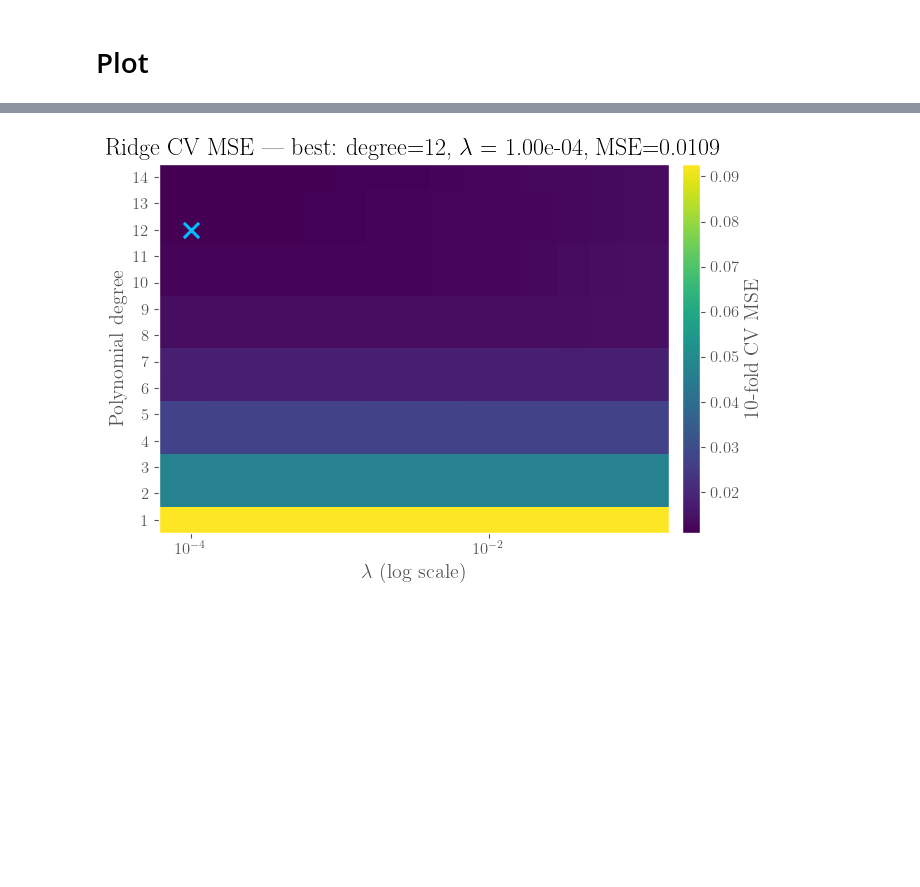
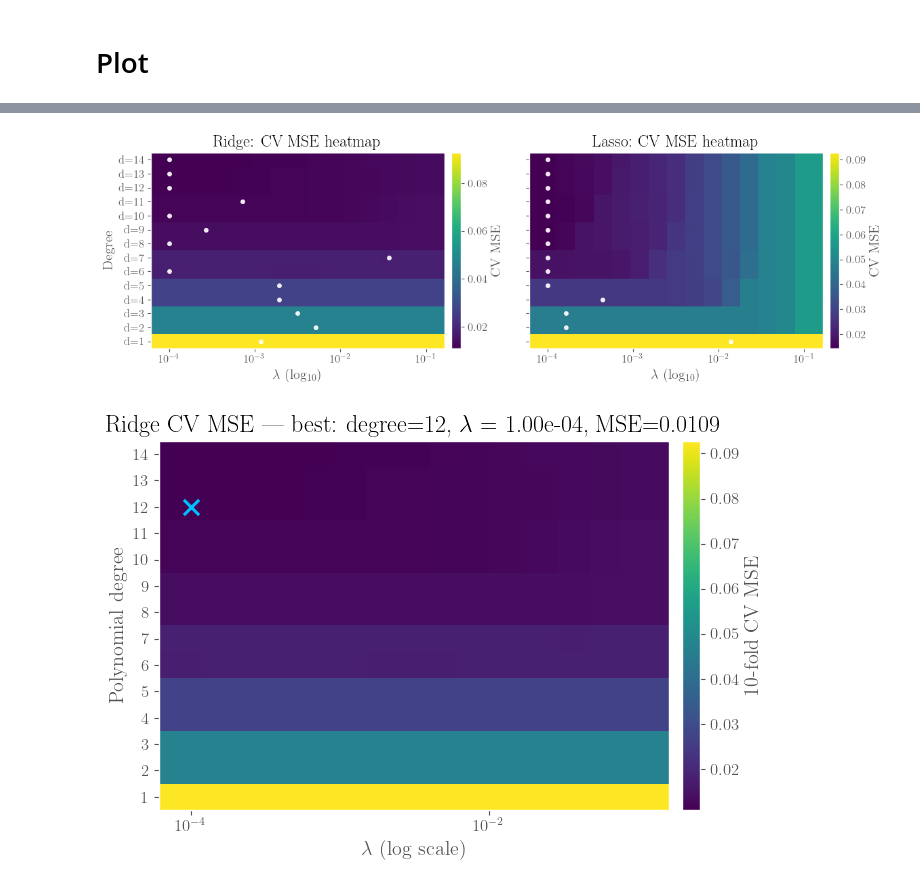
Before and after one commit to kjes4pres/Project_1_FYSSTK, a Jupyter notebook: Code/g_and_h.ipynb, the cells around one changed output, grey strips where cells are left out. Cells and saved outputs as stored; diff of their text form; code cells hidden in the pictures; blank space fills up the shorter version.

```diff
--- a/Code/g_and_h.ipynb
+++ b/Code/g_and_h.ipynb
@@ -251,3 +230,95 @@ NameError: name 'build_heatmap_matrix' is not defined
+# %%
+def build_heatmap_matrix(results_by_deg):
+    """
+    Build a (degree × lambda) CV-MSE matrix on a common lambda grid.
+
+    Inputs:
+        results_by_deg : dict[int, dict]. The result dictionary from cv_for_methods.
+
+    Returns:
+        degrees_sorted: list[int].
+        lambdas_common: ndarray of shape (L,).
+        H : ndarray of shape (len(degrees_sorted), L).
+        best_points : list[tuple[int, float, float]].
+    """
+    degrees_sorted = sorted(results_by_deg.keys())
+    all_lams = np.unique(np.concatenate([np.asarray(results_by_deg[d]["lambdas"]) for d in degrees_sorted]))
+    lam_log = np.log10(all_lams)
+    lam_log.sort()
+    lambdas_common = 10**lam_log
+
+    H = np.zeros((len(degrees_sorted), len(lambdas_common)))
+    best_points = []
+
+    for i, d in enumerate(degrees_sorted):
+        lam_d = np.asarray(results_by_deg[d]["lambdas"])
+        mse_d = np.asarray(results_by_deg[d]["cv_mse"])
+        order = np.argsort(lam_d)
+        lam_d = lam_d[order]
+        mse_d = mse_d[order]
+        H[i, :] = np.interp(lam_log, np.log10(lam_d), mse_d)
+        best_points.append((i, results_by_deg[d]["best_lambda"], results_by_deg[d]["best_mse"]))
+
+    return degrees_sorted, lambdas_common, H, best_points
+
+#Build matrixes
+deg_r, lam_r, H_r, best_r = build_heatmap_matrix(cv_mse_ridge)
+deg_l, lam_l, H_l, best_l = build_heatmap_matrix(cv_mse_lasso)
+
+def _plot_heat(ax, lambdas, degrees, H, title, best_points):
+    """
+    Plot a heatmap (degree x lambda) of cross-validated MSE values for regularized models.
+
+    Inputs:
+        ax: matplotlib.axes.Axes.
+        lambdas: array-like of shape (L,).
+        degrees: array-like of shape (D,).
+        H: array-like of shape (D, L)
+        title: str.
+        best_points: list[tuple[int, float, float]].
+
+    Returns:
+    None
+        The function modifies 'ax' in place and does not return a value.
+    """
+    x = np.log10(lambdas)
+    x_edges = np.concatenate(([x[0] - (x[1]-x[0])], (x[:-1]+x[1:])/2, [x[-1] + (x[-1]-x[-2])]))
+    y = np.arange(len(degrees), dtype=float)
+    y_edges = np.concatenate(([y[0]-0.5], y[1:]-0.5, [y[-1]+0.5]))
+
+    mesh = ax.pcolormesh(x_edges, y_edges, H, shading='auto')
+    cbar = plt.colorbar(mesh, ax=ax, pad=0.02)
+    cbar.set_label('CV MSE')
+
+    for row_i, blam, bmse in best_points:
+        ax.plot(np.log10(blam), row_i, marker='o', markersize=4, mec='white', mfc='white', alpha=0.9)
+
+    ax.set_title(title)
+    ax.set_xlabel(r'$\lambda$ (log$_{10}$)')
+    ax.set_yticks(np.arange(len(degrees)))
+    ax.set_yticklabels([f'd={d}' for d in degrees])
+    ax.grid(False)
+
+    xticks_log = np.log10(np.array([1e-4, 1e-3, 1e-2, 1e-1]))
+    ax.set_xticks(xticks_log)
+    ax.set_xticklabels([r'$10^{-4}$', r'$10^{-3}$', r'$10^{-2}$', r'$10^{-1}$'])
+
+#Plot
+fig, axes = plt.subplots(1, 2, figsize=(12, 4), sharey=True)
+axR, axL = axes
+
+_plot_heat(axR, lam_r, deg_r, H_r, 'Ridge: CV MSE heatmap', best_r)
+axR.set_ylabel('Degree')
+
+_plot_heat(axL, lam_l, deg_l, H_l, 'Lasso: CV MSE heatmap', best_l)
+
+plt.tight_layout()
+
+plt.savefig(out_dir / "H_mse_vs_lambda_heatmap.pdf" , dpi=200, bbox_inches="tight")
+
+plt.show()
+# %% [output]
+[figure, added]
 # %%
 fig, ax, best_ridge = plot_cv_heatmap_with_best(cv_mse_ridge, "Ridge CV MSE", n_k_folds=K)
 
```
Also changed, not shown: parts of 1 cell of this notebook, 12 other files.
